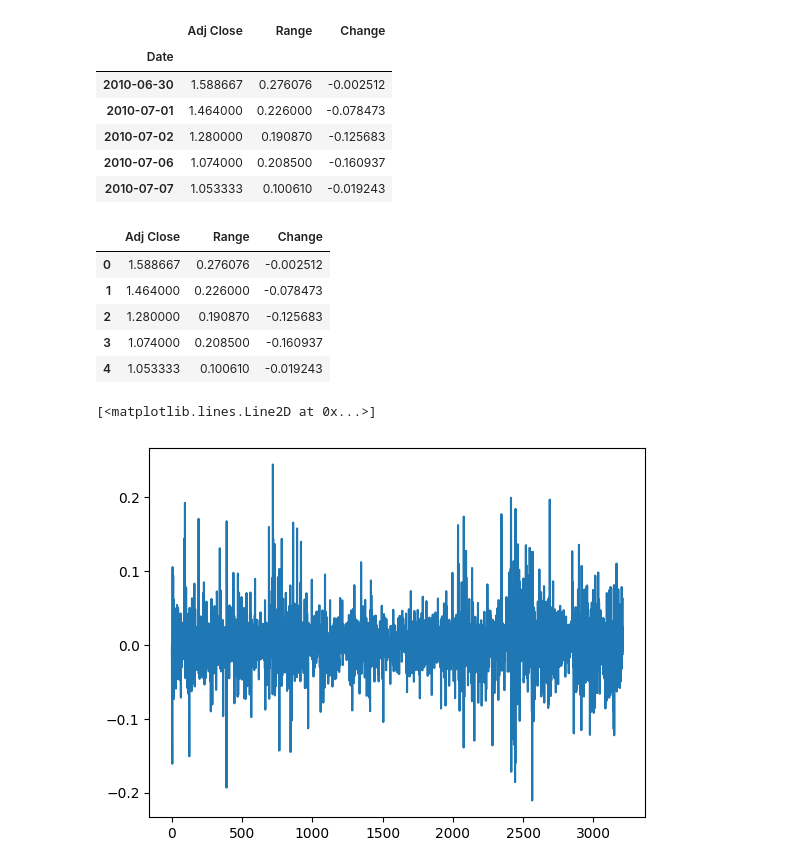
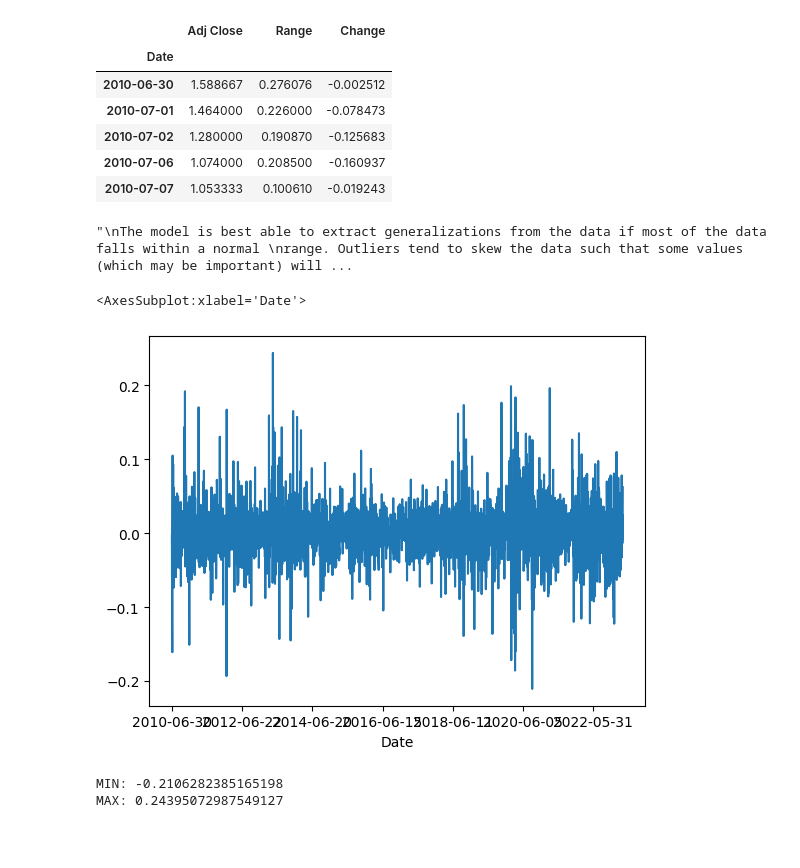
Before and after one commit to jrkosinski/articles, a Jupyter notebook: lstm-preprocessing/3_outliers.ipynb, the cells around one changed output. Cells and saved outputs as stored; diff of their text form; code cells hidden in the pictures; blank space fills up the shorter version.

```diff
--- a/lstm-preprocessing/3_outliers.ipynb
+++ b/lstm-preprocessing/3_outliers.ipynb
@@ -38,18 +40,65 @@ df.head()
+# %%
+'''
+The model is best able to extract generalizations from the data if most of the data falls within a normal
+range. Outliers tend to skew the data such that some values (which may be important) will be almost ignored,
+whereas others will be overemphasized.
+
+Just to clarify I'm not talking here about outliers that may reflect mistakes in the data collection process
+necessarily (bad data samples can often just be discarded), but simply events of unusual magnitude. For
+example, price data that contains a swan event such as a major flash
+crash that is many times larger than the normal daily move may de-emphasize the magnitude of all of the others
+days' data. This can cause a model trained on data that contains the swan event to come up with very different results
+compared to the same model trained on data that did not contain the event. That's not ideal, because it
+indicates that something is interfering with the model's ability to generalize from the available data.
+'''
+# %% [output]
+"\nThe model is best able to extract generalizations from the data if most of the data falls within a normal \nrange. Outliers tend to skew the data such that some values (which may be important) will ...
 # %%
-# REMOVE INDEX COL
-df = pd.DataFrame(df.values, columns=['Adj Close', 'Range', 'Change'])
-df.head()
+# III.A: Outliers in Change Column
-# %% [output]
-|  | Adj Close | Range | Change |
-| 0 | 1.588667 | 0.276076 | -0.002512 |
-| 1 | 1.464000 | 0.226000 | -0.078473 |
-| 2 | 1.280000 | 0.190870 | -0.125683 |
-| 3 | 1.074000 | 0.208500 | -0.160937 |
-| 4 | 1.053333 | 0.100610 | -0.019243 |
+# %%
+'''
+III.A.1: Plot Change Before Handling Outliers
+
+Take another peek at the Change column before handling outliers. Note that just by visual inspection, it's
+clear that most of the data falls into a very small percentage of the full range of values. That should be
+corrected so that at least more than 50% of the data falls within more than 50% of the range (just ballpark
+figures here, there is no real rule of thumb. It would depend on the goals of the data, and your idea of
+what the ideal 'balance' of data is for your situation; but we can see that the data here is clearly not
+well balanced).
+'''
+df['Change'].plot()
+# %% [output]
+<AxesSubplot:xlabel='Date'>
+[figure, added]
 # %%
-# PLOT CHANGE BEFORE
-plt.plot(df['Change'])
+'''
+III.A.2: Function to Squash Outliers
+
+I don't want to remove the rows that contain outliers, because that would be removing real data that we want
+to give to the model. I don't
+want to zero the values either as that would skew the data in a different direction. Instead I would like to
+'squash' the values to within a reasonable range, where outliers >=n will be treated the same as values
+that are equal to n.
+'''
+def squash_col_outliers(
+    df: pd.DataFrame,
+    col_name: str,
+    min_quantile: float =0.01,
+    max_quantile:float =0.99
+):
+    q_lo = df[col_name].quantile(min_quantile)
+    q_hi  = df[col_name].quantile(max_quantile)
+
+    df.loc[df[col_name] >= q_hi, col_name] = q_hi
+    df.loc[df[col_name] <= q_lo, col_name] = q_lo
+    return df
+
+'''
+Min and Max before squashing:
+'''
+print('MIN:', df['Change'].min())
+print('MAX:', df['Change'].max())
 # %% [output]
-[<matplotlib.lines.Line2D at 0x...>]
+MIN: -0.2106282385165198
+MAX: 0.24395072987549127
-[figure, removed]
 # %%
```
Also changed, not shown: parts of 10 cells of this notebook, 5 other files.
